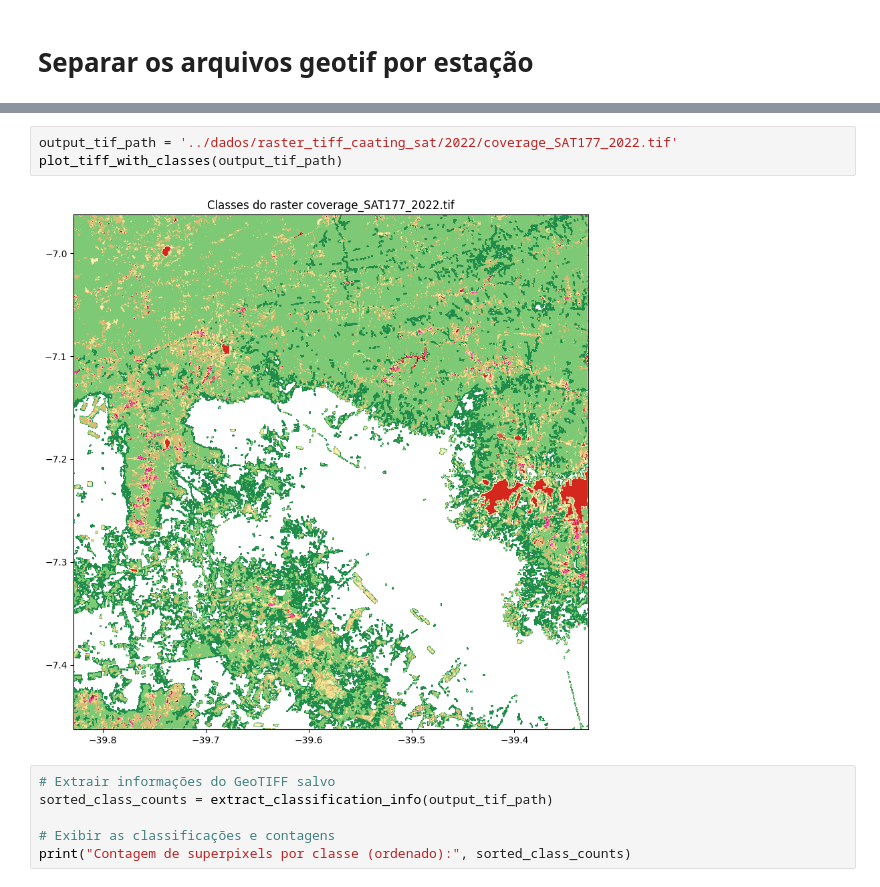
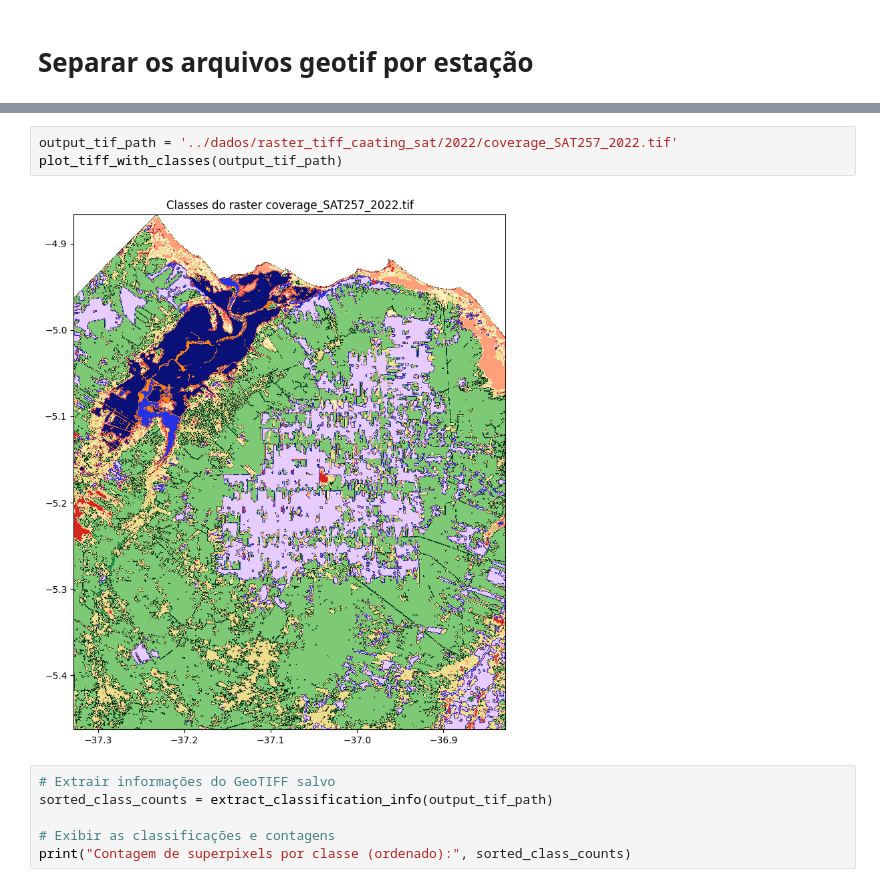
Before and after one commit to ArthurrCr/Projeto_PDI_, a Jupyter notebook: notebooks/primeira_abordagem.ipynb, the cells around one changed output, grey strips where cells are left out. Saved outputs shown, nothing was run; the diff lists cells and outputs as text.

```diff
--- a/notebooks/primeira_abordagem.ipynb
+++ b/notebooks/primeira_abordagem.ipynb
@@ -1214,10 +1199,10 @@ Salvo: ../dados/raster_tiff_caating_sat\2022/coverage_SAT77_2022.tif
 Salvo: ../dados/raster_tiff_caating_sat\2022/coverage_SAT60_2022.tif
 Salvo: ../dados/raster_tiff_caating_sat\2022/coverage_SAT93_2022.tif
 # %%
-output_tif_path = '../dados/raster_tiff_caating_sat/2022/coverage_SAT177_2022.tif'
+output_tif_path = '../dados/raster_tiff_caating_sat/2022/coverage_SAT257_2022.tif'
 plot_tiff_with_classes(output_tif_path)
 # %% [output]
-[figure, old version]
+[figure, new version]
 # %%
 # Extrair informações do GeoTIFF salvo
 sorted_class_counts = extract_classification_info(output_tif_path)
```
Also changed, not shown: parts of 19 cells of this notebook.
